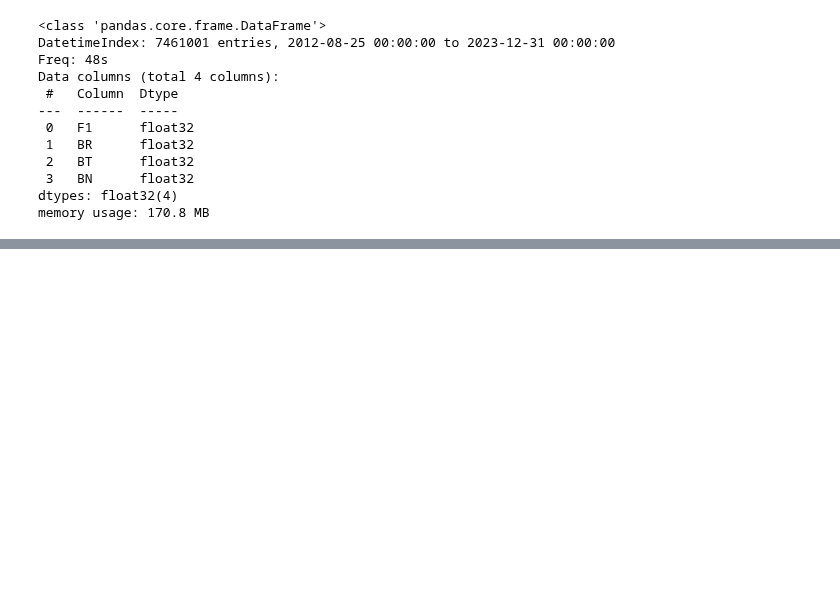
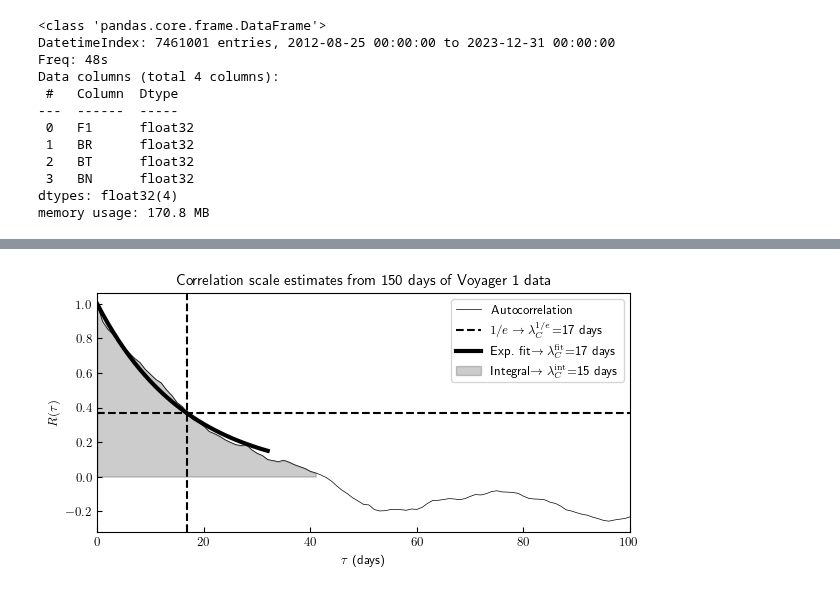
Before and after one commit to daniel-wrench/sf_gap_analysis, a Jupyter notebook: notebooks/voyager_corr_scale.ipynb, the cells around one changed output, grey strips where cells are left out. Drawn from its saved outputs; the diff is of its cells as text; code cells hidden in the pictures; blank space fills up the shorter version.

```diff
--- a/notebooks/voyager_corr_scale.ipynb
+++ b/notebooks/voyager_corr_scale.ipynb
@@ -76,10 +106,0 @@ importlib.reload(utils)
-# %%
-# Plot autocorrelation of F1 component
-
-data_res = data.resample("1D").mean()
-
-time_lags_lr, r_vec_lr = utils.compute_nd_acf(
-    [data_res.F1],
-    nlags=len(data_res)-1,
-    plot=True,
-)
@@ -251,0 +222,5 @@ results
+# %%
+# Display the ACF figure for the interval duration of 300 days
+results_df[results_df["interval_duration"] == 150]["figure_acf"].values[0]
+# %% [output]
+[figure, added]
```
Also changed, not shown: parts of 33 cells of this notebook, 1 other file.
